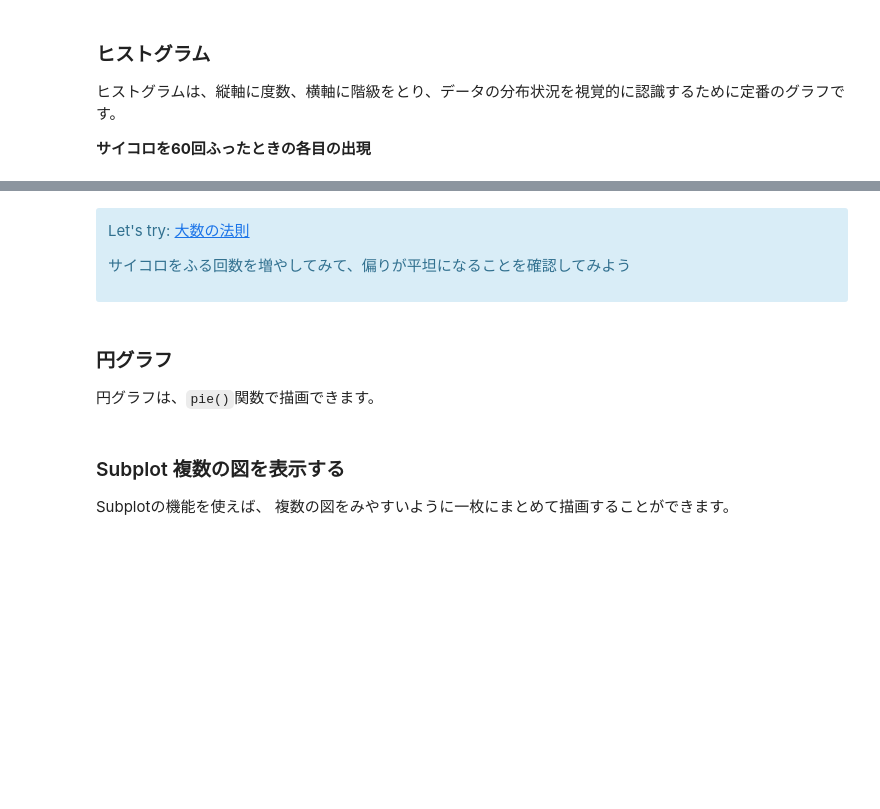
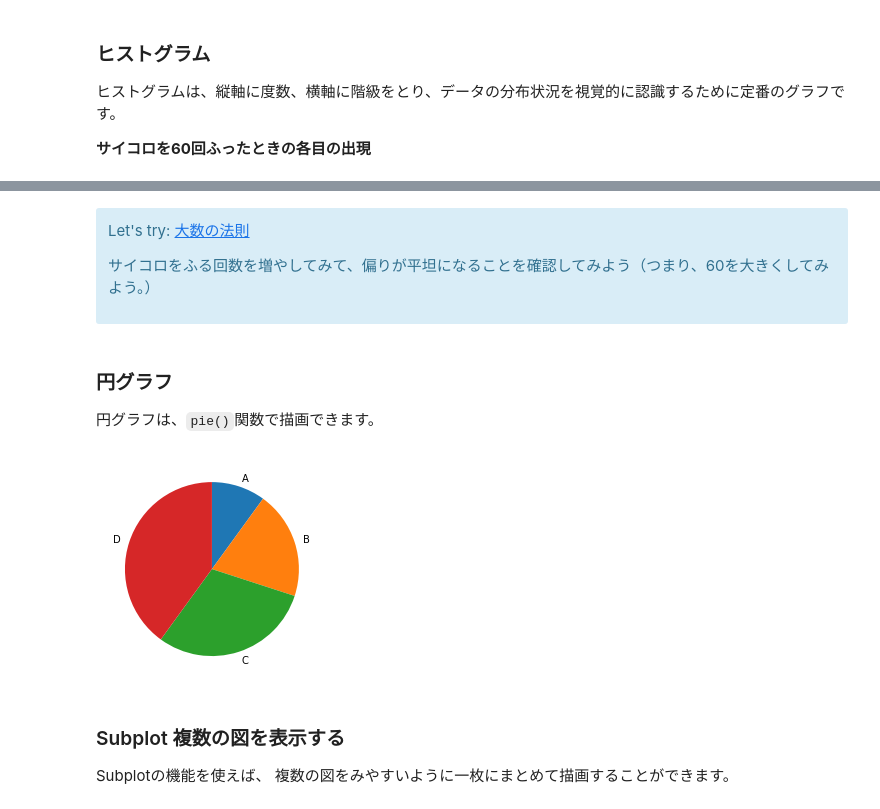
Before and after one commit to KuramitsuLab/kolab, a Jupyter notebook: src_ds/ds03numpy.ipynb, the cells around one changed output, grey strips where cells are left out. Cells and saved outputs as stored; diff of their text form; code cells hidden in the pictures; blank space fills up the shorter version.

```diff
--- a/src_ds/ds03numpy.ipynb
+++ b/src_ds/ds03numpy.ipynb
@@ -478,7 +475,7 @@ plt.axhline(y = 10, color='red', linestyle='--') #期待値に赤点戦を引く
 
 Let's try: [大数の法則](https://ja.wikipedia.org/wiki/大数の法則)
 
-サイコロをふる回数を増やしてみて、偏りが平坦になることを確認してみよう
+サイコロをふる回数を増やしてみて、偏りが平坦になることを確認してみよう（つまり、60を大きくしてみよう。）
 </div>
 # %% [markdown]
 ### 円グラフ
@@ -487,8 +484,10 @@ Let's try: [大数の法則](https://ja.wikipedia.org/wiki/大数の法則)
 # %%
 data = [10, 20, 30, 40]
 labels = ['A', 'B', 'C', 'D']
-plt.pie(a, labels=labels, counterclock=False, startangle=90)
+plt.pie(data, labels=labels, counterclock=False, startangle=90)
 plt.show()
+# %% [output]
+[figure, added]
 # %% [markdown]
 ### Subplot 複数の図を表示する
 
```
Also changed, not shown: parts of 10 cells of this notebook, 7 other files.
